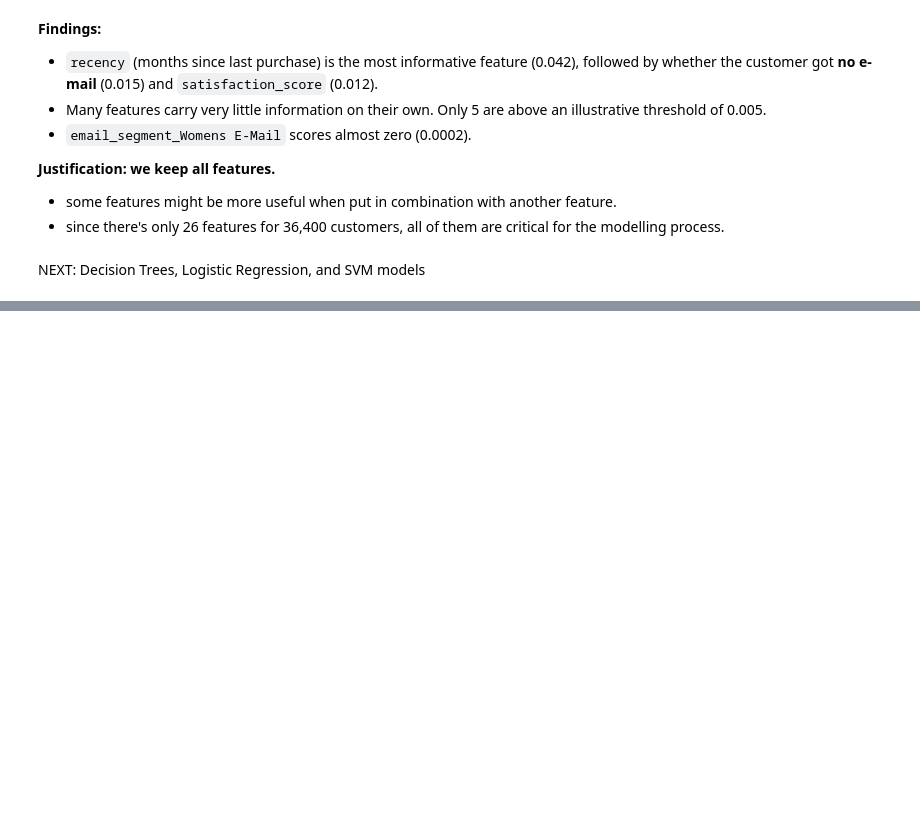
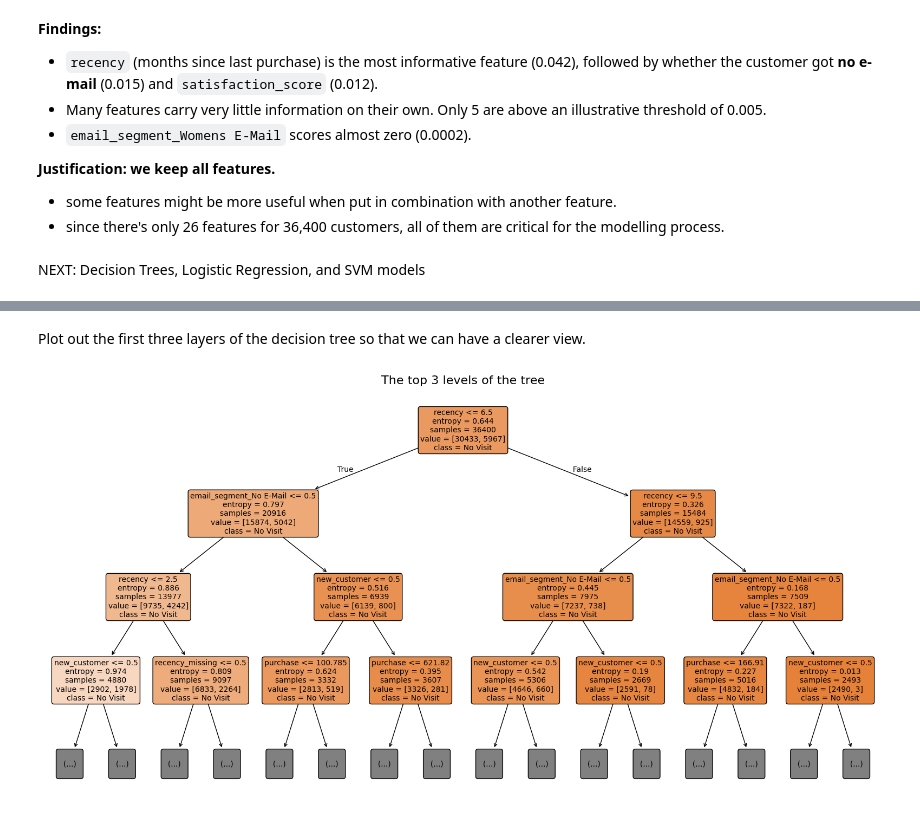
Before and after one commit to HuriyaAhmerr/AIP, a Jupyter notebook: AIP_(1).ipynb, the cells around one changed output, grey strips where cells are left out. Drawn from its saved outputs; the diff is of its cells as text; code cells hidden in the pictures; blank space fills up the shorter version.

```diff
--- a/AIP_(1).ipynb
+++ b/AIP_(1).ipynb
@@ -681,0 +797,18 @@ NEXT: Decision Trees, Logistic Regression, and SVM models
+# %% [markdown]
+Plot out the first three layers of the decision tree so that we can have a clearer view.
+# %%
+# Plot the top 3 levels of the tree for a cleaner visualization
+plt.figure(figsize=(20, 10))
+plot_tree(
+    chosen_tree,
+    max_depth=3,
+    feature_names=X_train.columns,
+    class_names=['No Visit', 'Visit'],
+    filled=True,
+    rounded=True,
+    fontsize=10
+)
+plt.title(f"The top 3 levels of the tree", fontsize=16)
+plt.show()
+# %% [output]
+[figure, added]
```
Also changed, not shown: parts of 24 cells of this notebook.
